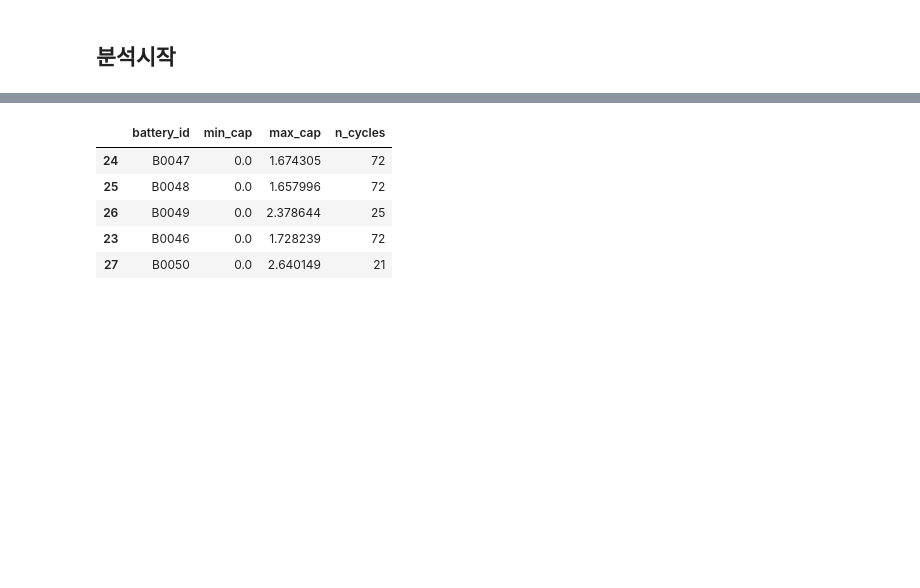
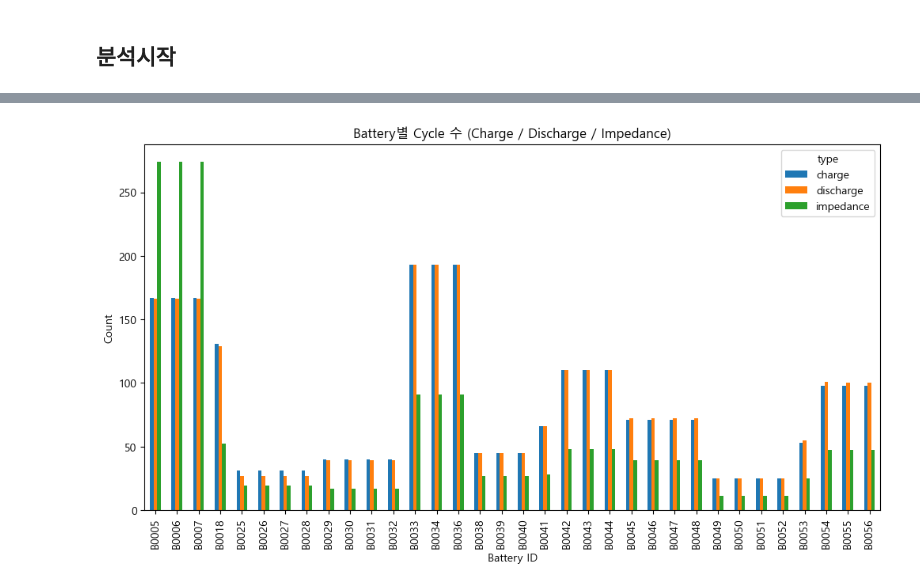
Before and after one commit to mipigirl7/project_lithium_battery_analysis_16team, a Jupyter notebook: setting.ipynb, the cells around one changed output, grey strips where cells are left out. Drawn from its saved outputs; the diff is of its cells as text; code cells hidden in the pictures; blank space fills up the shorter version.

```diff
--- a/setting.ipynb
+++ b/setting.ipynb
@@ -531,0 +542,4 @@ print(summary_df)
+# %%
+cycle_count = df.groupby(['battery_id', 'type']).size().unstack(fill_value=0)
+
+print(cycle_count)
@@ -532,10 +564,12 @@ print(summary_df)
 # %%
-summary_df.sort_values('min_cap').head()
+cycle_count.plot(kind='bar', figsize=(12,6))
+
+plt.title("Battery별 Cycle 수 (Charge / Discharge / Impedance)")
+plt.xlabel("Battery ID")
+plt.ylabel("Count")
+
+plt.xticks(rotation=90)
+plt.show()
 # %% [output]
-|  | battery_id | min_cap | max_cap | n_cycles |
-| 24 | B0047 | 0.0 | 1.674305 | 72 |
-| 25 | B0048 | 0.0 | 1.657996 | 72 |
-| 26 | B0049 | 0.0 | 2.378644 | 25 |
-| 23 | B0046 | 0.0 | 1.728239 | 72 |
-| 27 | B0050 | 0.0 | 2.640149 | 21 |
+[figure, added]
 # %%
```
Also changed, not shown: parts of 12 cells of this notebook.
